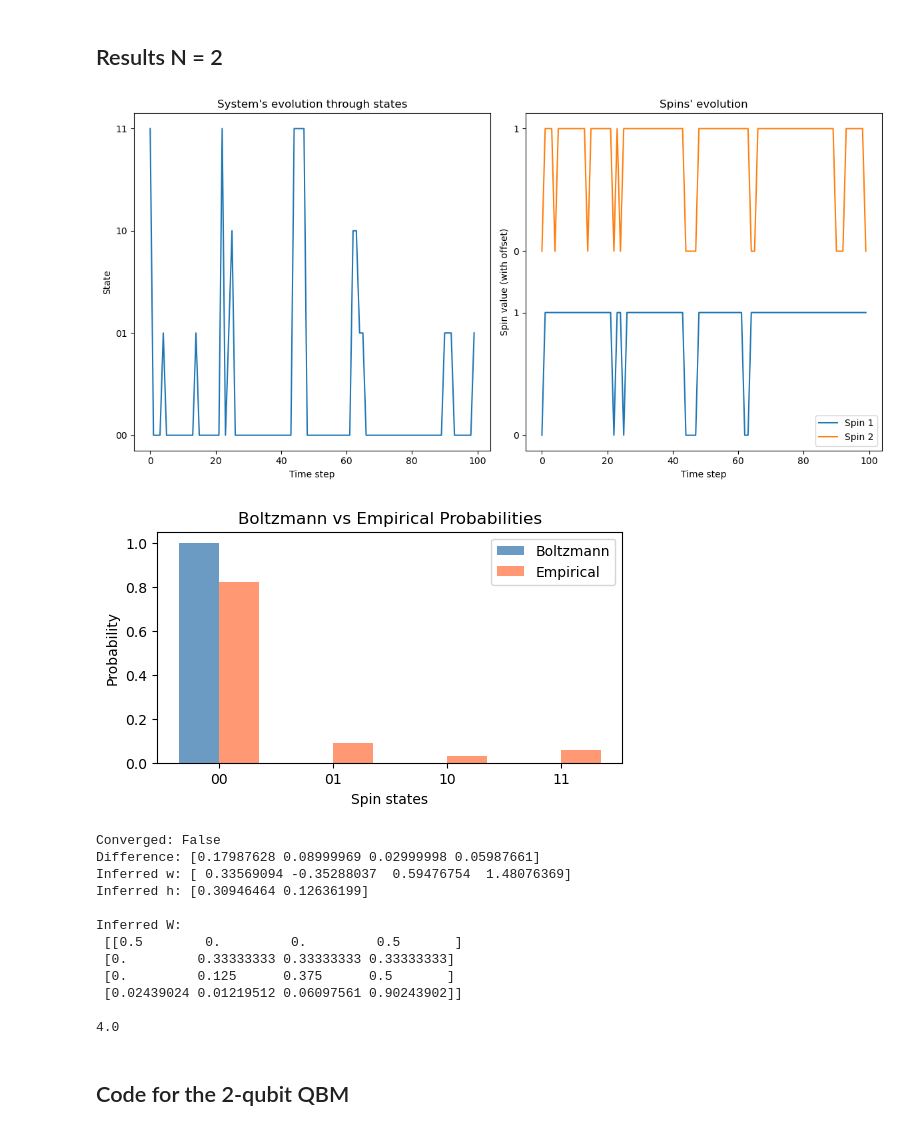
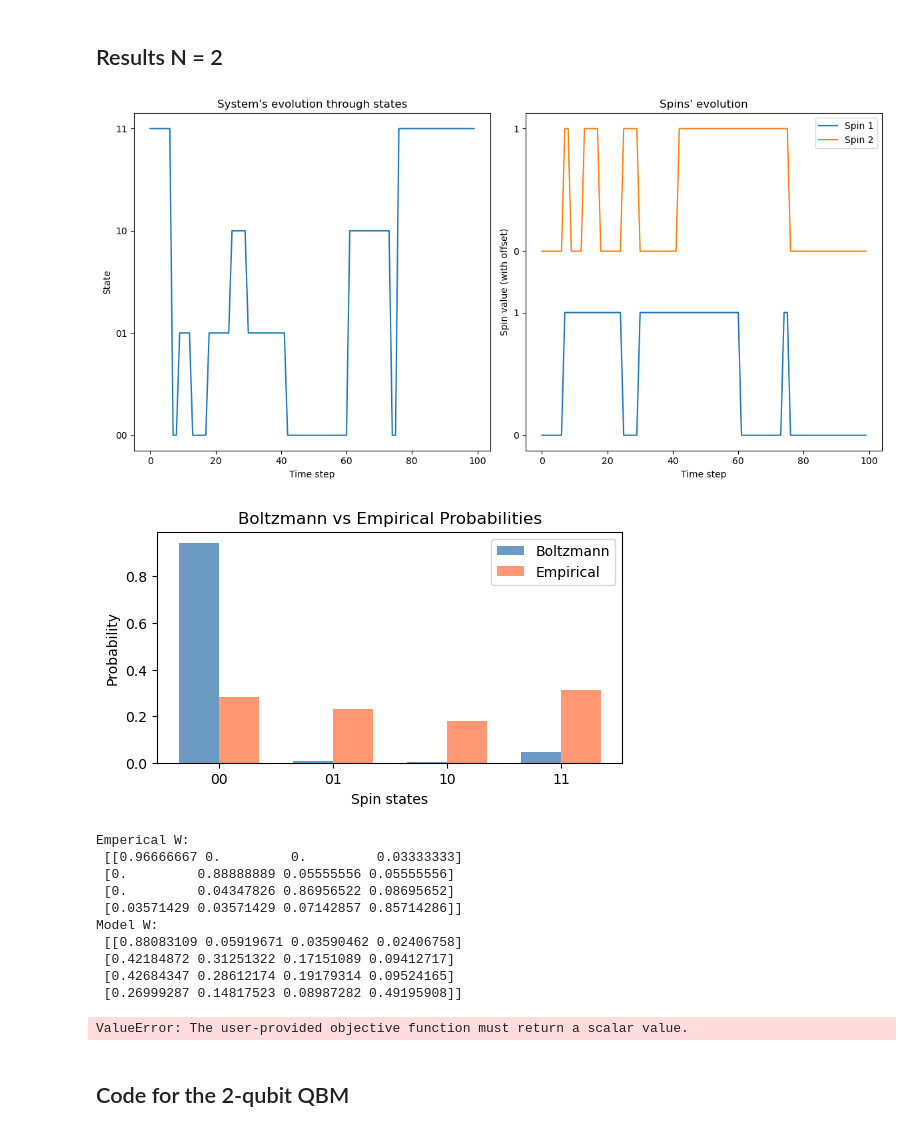
Before and after one commit to Victor-Alessandro/QBM-code, a Jupyter notebook: Quantum-Classical Mapping.ipynb, the cells around one changed output. Cells and saved outputs as stored; diff of their text form; code cells hidden in the pictures.

```diff
--- a/Quantum-Classical Mapping.ipynb
+++ b/Quantum-Classical Mapping.ipynb
@@ -46,8 +49,7 @@ def g_double(i, j, s, w, h, J):
     sum_term_j = h[j] + sum(J[j, k] * s[k] for k in range(len(s)) if k != j)
     return np.exp(-w[i, j] + J[i, j] * s[i] * s[j] - s[i] * sum_term_i - s[j] * sum_term_j)
 
-
-def flip_parallel(s, w, h, J):
+def flip_parallel(s, w, h, J, no_flip_prob):
     """Flipping algorithm using parallel dynamics using double-spin flips"""
     N = len(s)         # Number of spins in the lattice
     s_prime = s.copy()
@@ -57,12 +59,10 @@ def flip_parallel(s, w, h, J):
     # append double flip probabilities
     flip_probs += [g_double(i, j, s, w, h, J) for i in range(N) for j in range(i+1, N)]  #double flip probabilities
 
-    # add probability for no flip ????
-    no_flip_prob = 1              # this is not correct but don't know what it should be
+    # normalize the probabilities and append no flip probability
+    flip_probs_sum = np.sum(flip_probs)
+    flip_probs = [(1 - no_flip_prob) * prob / flip_probs_sum for prob in flip_probs]
     flip_probs.append(no_flip_prob)
-
-    # normalize the probabilities
-    flip_probs /= np.sum(flip_probs)
 
     # randomly choose a spin flip according to its probability of occurring
     idx = np.random.choice(len(flip_probs), p=flip_probs)
@@ -86,13 +86,12 @@ def flip_parallel(s, w, h, J):
 
     return s_prime
 
-
-def simulate_dynamics(w, J, h, steps, n_spins):
+def simulate_dynamics(w, J, h, steps, n_spins, no_flip_prob):
     s = np.array([np.random.choice(np.array([-1, 1])) for _ in range(n_spins)], dtype=np.int64) #initial config
     trajectory = np.empty((steps, n_spins), dtype=np.int64)
 
     for t in range(steps):
-        s = flip_parallel(s,w,h,J)
+        s = flip_parallel(s,w,h,J, no_flip_prob)
         trajectory[t] = s
 
     return trajectory
@@ -413,43 +358,40 @@ Inferred J: [[0.6     0.4    ]
 # %%
 n_spins = 2
 w = np.array([[1.2,1.1],
               [1.1,1.2]])
 J = np.array([[1.,1.],
               [1.,1.]])
 h = np.array([1.0, 0.5])
+
 steps = 100
-tolerance = 0.12
+no_flip_prob = 0.9
 
-trajectory = simulate_dynamics(w, J, h, steps, n_spins)
+#SIMULATE SYSTEM [FORWARD PROBLEM]
+trajectory = simulate_dynamics(w, J, h, steps, n_spins, no_flip_prob)
 plot_combined_dynamics(trajectory, n_spins)
-plot_convergence_to_boltzmann(J, h, beta, trajectory)
+plot_convergence_to_boltzmann(J, h, trajectory)
 
-converged, difference = check_convergence_to_boltzmann(J, h, beta, trajectory, tolerance)
+#INFERENCE [INVERSE PROBLEM]
+W_empirical = infer_empirical_transition_matrix(trajectory)
+print(f"Emperical W: \n {W_empirical}")
+W_model = model_transition_matrix(w, h, J)
+print(f"Model W: \n {W_model}")
 
-print(f"Converged: {converged}")
-print(f"Difference: {difference}")
-
-params = infer_parameters_scipy(trajectory, beta)
-inferred_w = params[:n_spins**2]
-inferred_h = params[n_spins**2:]
-print(f"Inferred w: {inferred_w} \nInferred h: {inferred_h} \n")
-
-W_empirical = infer_empirical_transition_matrix(trajectory)
-print(f"Inferred W: \n {W_empirical} \n")
+inferred_w, inferred_h, inferred_J = infer_parameters_scipy(trajectory, n_spins)
+print(f"Inferred w: {inferred_w}, Inferred h: {inferred_h}, Inferred J: {inferred_J}")
 # %% [output]
-[figure, old version]
+[figure, new version]
-[figure, old version]
+[figure, new version]
-Converged: False
-Difference: [0.17987628 0.08999969 0.02999998 0.05987661]
-Inferred w: [ 0.33569094 -0.35288037  0.59476754  1.48076369]
-Inferred h: [0.30946464 0.12636199]
-
-Inferred W:
- [[0.5        0.         0.         0.5       ]
- [0.         0.33333333 0.33333333 0.33333333]
- [0.         0.125      0.375      0.5       ]
- [0.02439024 0.01219512 0.06097561 0.90243902]]
-
-4.0
+Emperical W:
+ [[0.96666667 0.         0.         0.03333333]
+ [0.         0.88888889 0.05555556 0.05555556]
+ [0.         0.04347826 0.86956522 0.08695652]
+ [0.03571429 0.03571429 0.07142857 0.85714286]]
+Model W:
+ [[0.88083109 0.05919671 0.03590462 0.02406758]
+ [0.42184872 0.31251322 0.17151089 0.09412717]
+ [0.42684347 0.28612174 0.19179314 0.09524165]
+ [0.26999287 0.14817523 0.08987282 0.49195908]]
+ValueError: The user-provided objective function must return a scalar value.
 # %% [markdown]
 ## Code for the 2-qubit QBM
```
Also changed, not shown: parts of 17 cells of this notebook, 1 other file.
